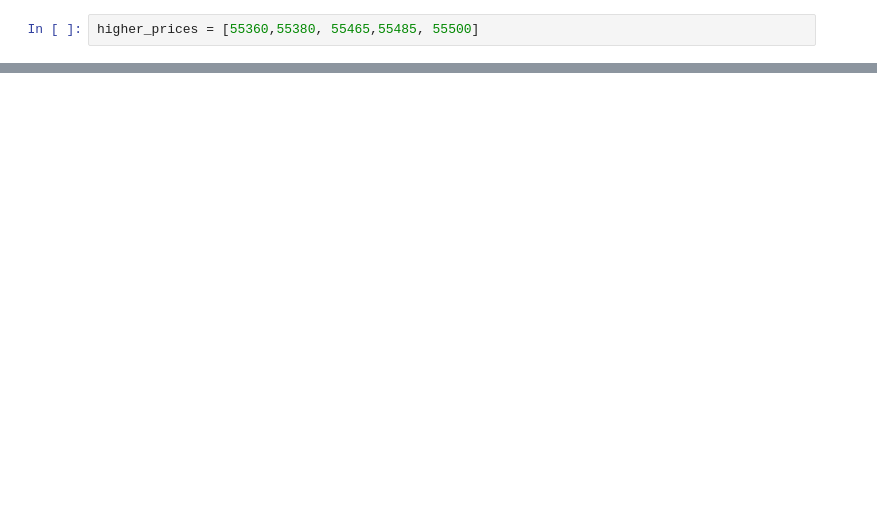
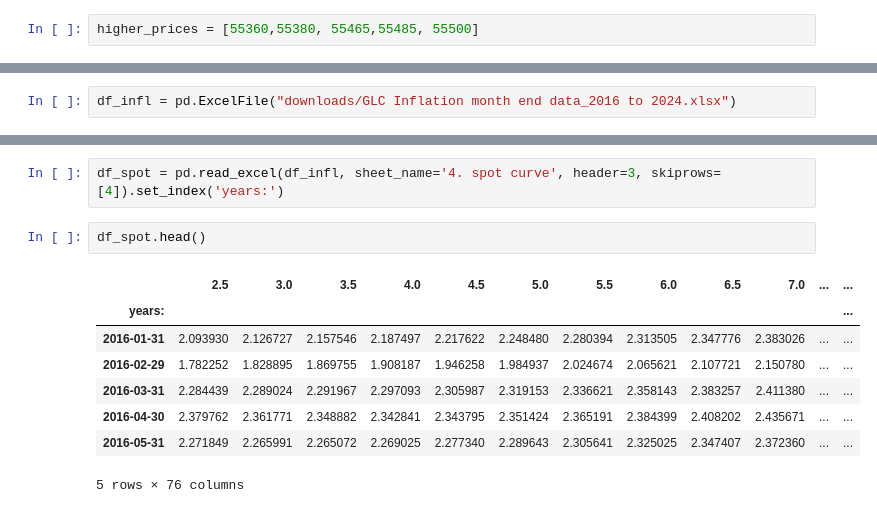
Before and after one commit to cormach/economy, a Jupyter notebook: lme-linker.ipynb, the cells around one changed output, grey strips where cells are left out. Drawn from its saved outputs; the diff is of its cells as text; blank space fills up the shorter version.

```diff
--- a/lme-linker.ipynb
+++ b/lme-linker.ipynb
@@ -171,0 +245,2 @@ data_set_april.loc[data_set_april['Sequence'].isin(higher_prices)]
+# %%
+df_infl = pd.ExcelFile("downloads/GLC Inflation month end data_2016 to 2024.xlsx")
@@ -171,0 +255,13 @@ data_set_april.loc[data_set_april['Sequence'].isin(higher_prices)]
+# %%
+df_spot = pd.read_excel(df_infl, sheet_name='4. spot curve', header=3, skiprows=[4]).set_index('years:')
+# %%
+df_spot.head()
+# %% [output]
+|  | 2.5 | 3.0 | 3.5 | 4.0 | 4.5 | 5.0 | 5.5 | 6.0 | 6.5 | 7.0 | ... | ... |
+| years: |  |  |  |  |  |  |  |  |  |  |  | ... |
+| 2016-01-31 | 2.093930 | 2.126727 | 2.157546 | 2.187497 | 2.217622 | 2.248480 | 2.280394 | 2.313505 | 2.347776 | 2.383026 | ... | ... |
+| 2016-02-29 | 1.782252 | 1.828895 | 1.869755 | 1.908187 | 1.946258 | 1.984937 | 2.024674 | 2.065621 | 2.107721 | 2.150780 | ... | ... |
+| 2016-03-31 | 2.284439 | 2.289024 | 2.291967 | 2.297093 | 2.305987 | 2.319153 | 2.336621 | 2.358143 | 2.383257 | 2.411380 | ... | ... |
+| 2016-04-30 | 2.379762 | 2.361771 | 2.348882 | 2.342841 | 2.343795 | 2.351424 | 2.365191 | 2.384399 | 2.408202 | 2.435671 | ... | ... |
+| 2016-05-31 | 2.271849 | 2.265991 | 2.265072 | 2.269025 | 2.277340 | 2.289643 | 2.305641 | 2.325025 | 2.347407 | 2.372360 | ... | ... |
+5 rows × 76 columns
```
Also changed, not shown: parts of 22 cells of this notebook, 8 other files.
